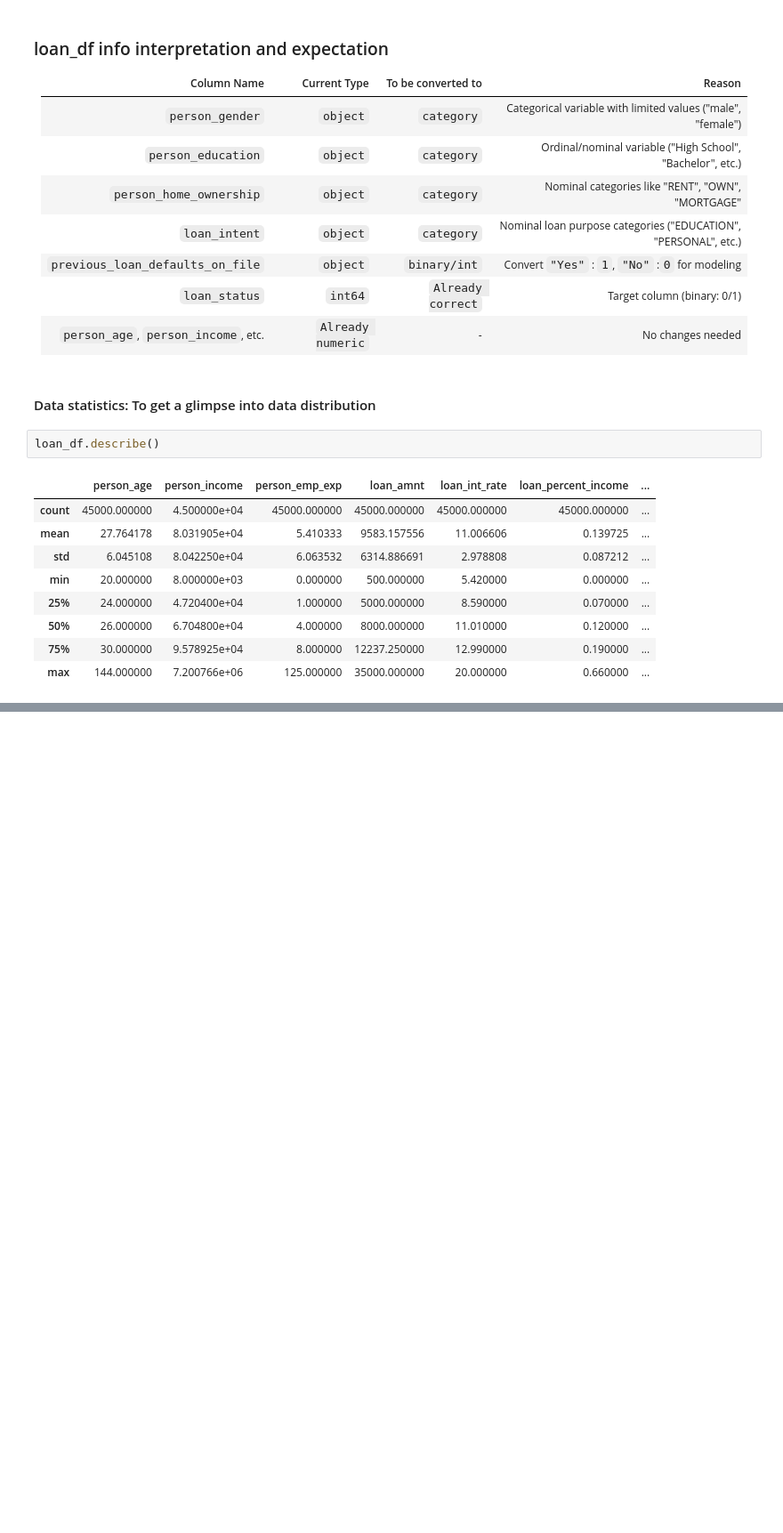
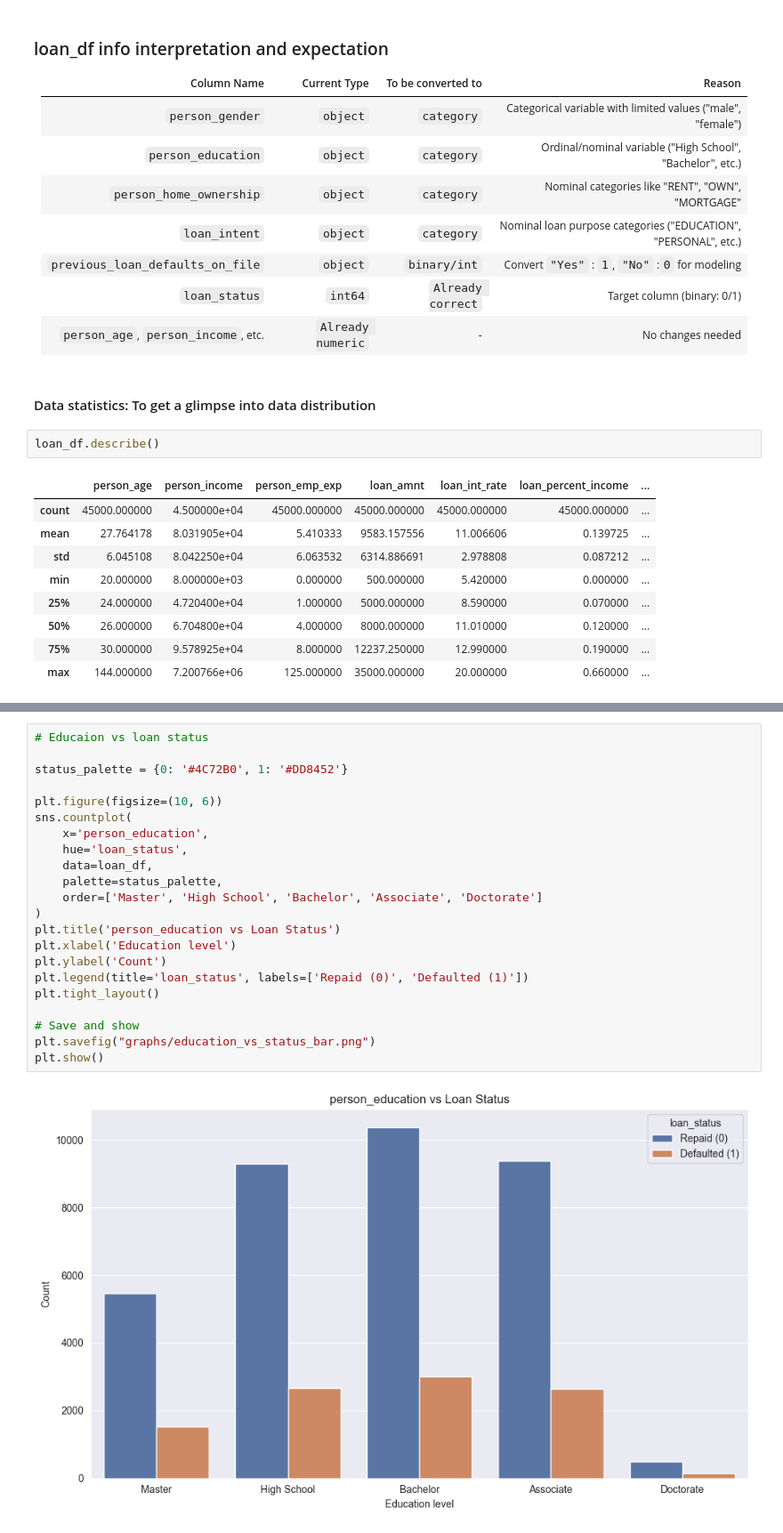
Before and after one commit to JuliusFemi/Loan, a Jupyter notebook: femi.ipynb, the cells around one changed output, grey strips where cells are left out. Shown: that part at 89% size. Drawn from its saved outputs; the diff is of its cells as text; blank space fills up the shorter version.

```diff
--- a/femi.ipynb
+++ b/femi.ipynb
@@ -120,0 +255,24 @@ loan_df.describe()
+# %%
+# Educaion vs loan status
+
+status_palette = {0: '#4C72B0', 1: '#DD8452'}
+
+plt.figure(figsize=(10, 6))
+sns.countplot(
+    x='person_education',
+    hue='loan_status',
+    data=loan_df,
+    palette=status_palette,
+    order=['Master', 'High School', 'Bachelor', 'Associate', 'Doctorate']
+)
+plt.title('person_education vs Loan Status')
+plt.xlabel('Education level')
+plt.ylabel('Count')
+plt.legend(title='loan_status', labels=['Repaid (0)', 'Defaulted (1)'])
+plt.tight_layout()
+
+# Save and show
+plt.savefig("graphs/education_vs_status_bar.png")
+plt.show()
+# %% [output]
+[figure, added]
```
Also changed, not shown: parts of 47 cells of this notebook, 12 other files.
